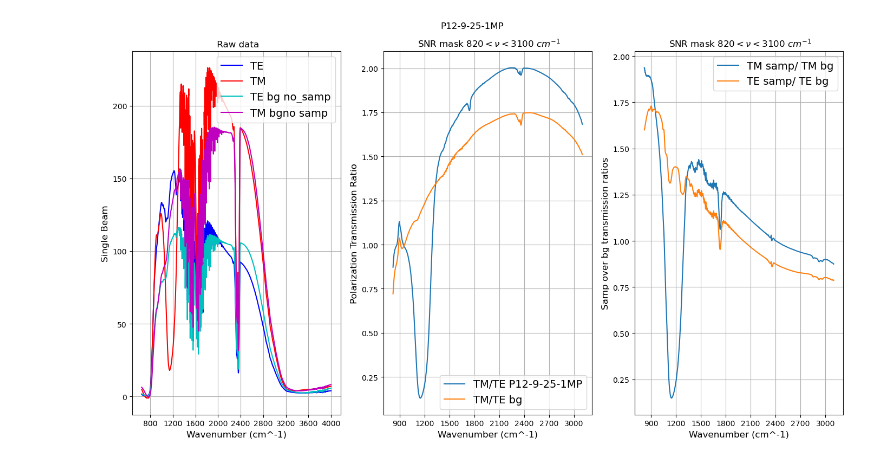
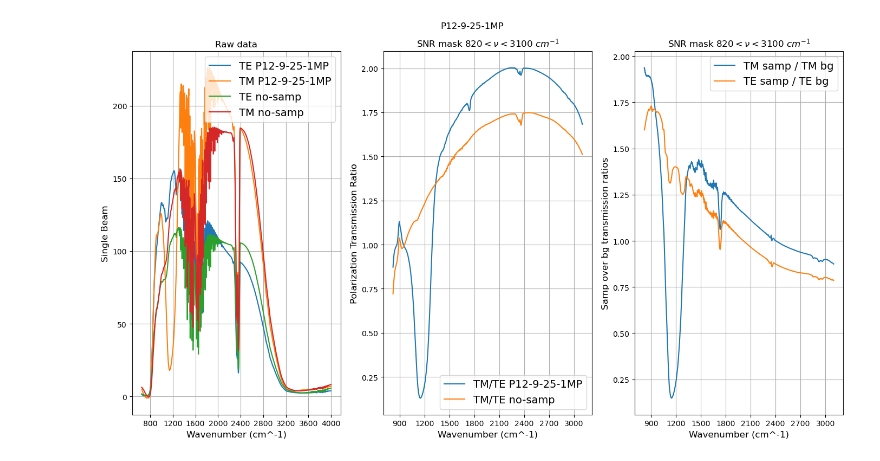
Before and after one commit to sherpsss/FTIR, a Jupyter notebook: 20260203_P12-9-25-1/P12-9-25-1-analysis.ipynb, the cells around one changed output. Cells and saved outputs as stored; diff of their text form; code cells hidden in the pictures.

```diff
--- a/20260203_P12-9-25-1/P12-9-25-1-analysis.ipynb
+++ b/20260203_P12-9-25-1/P12-9-25-1-analysis.ipynb
@@ -29,72 +13,51 @@ bg_dir = base_dir
 # %%
-tm_file = os.path.join(base_dir, sample_name+ '-P0deg' + '.CSV')
-te_file = os.path.join(base_dir, sample_name+ '-P90deg' + '.CSV')
+samp_meas = MultipassMeas(
+    TEfile    = os.path.join(base_dir, sample_name + '-P90deg.CSV'),
+    TMfile    = os.path.join(base_dir, sample_name + '-P0deg.CSV'),
+    name      = sample_name,
+    nuextrema = [numin, numax],
+)
 
-samp_meas = build_MP(te_file,tm_file,sample_name,nuextrema=[numin,numax])
-
-tm_bg_file = os.path.join(bg_dir,'P0deg_' + 'bg_realigned' + '.CSV')
-te_bg_file = os.path.join(bg_dir, 'P90deg_' + 'bg_realigned' + '.CSV')
-
-bg_meas = build_MP(te_bg_file,tm_bg_file,'no_samp',nuextrema=[numin,numax])
+bg_meas = MultipassMeas(
+    TEfile    = os.path.join(bg_dir, 'P90deg_bg_realigned.CSV'),
+    TMfile    = os.path.join(bg_dir, 'P0deg_bg_realigned.CSV'),
+    name      = 'no-samp',
+    nuextrema = [numin, numax],
+)
 # %%
 fig, axs = plt.subplots(1, 3, figsize=(14, 8))
+fig.suptitle(sample_name)
 
-overall_title =sample_name
-fig.suptitle(overall_title)
+axs[0].set_title('Raw data')
+axs[0].set_xlabel('Wavenumber (cm^-1)', fontsize=12)
+axs[0].set_ylabel('Single Beam', fontsize=12)
 
-axs[0].set_xlabel('Wavenumber (cm^-1)',fontsize=12)
-axs[0].set_ylabel("Single Beam",fontsize=12)
-theta_variation_title =' Raw data'
-axs[0].set_title(theta_variation_title)
+snr_title = f'SNR mask {numin}' + r'$ < \nu < $' + f'{numax}' + r' ${cm}^{-1}$'
+axs[1].set_title(snr_title)
+axs[1].set_xlabel('Wavenumber (cm^-1)', fontsize=12)
+axs[1].set_ylabel('Polarization Transmission Ratio', fontsize=12)
 
-fit_plot_title = " SNR mask " + str(numin) + r"$ < \nu < $" + str(numax) + r" ${cm}^{-1}$"
-axs[1].set_title(fit_plot_title)
-axs[1].set_xlabel('Wavenumber (cm^-1)',fontsize=12)
-axs[1].set_ylabel('Polarization Transmission Ratio',fontsize=12)
+axs[2].set_title(snr_title)
+axs[2].set_xlabel('Wavenumber (cm^-1)', fontsize=12)
+axs[2].set_ylabel('Samp over bg transmission ratios', fontsize=12)
 
-fit_plot_title = " SNR mask " + str(numin) + r"$ < \nu < $" + str(numax) + r" ${cm}^{-1}$"
-axs[2].set_title(fit_plot_title)
-axs[2].set_xlabel('Wavenumber (cm^-1)',fontsize=12)
-axs[2].set_ylabel('Samp over bg transmission ratios',fontsize=12)
+for ax in axs:
+    ax.grid()
+    ax.xaxis.set_major_locator(MaxNLocator(integer=True))
 
-axs[0].grid()
-axs[0].xaxis.set_major_locator(MaxNLocator(integer=True))
-axs[1].grid()
-axs[1].xaxis.set_major_locator(MaxNLocator(integer=True))
-axs[2].grid()
-axs[2].xaxis.set_major_locator(MaxNLocator(integer=True))
+samp_meas.plot_single_beam(axs[0])
+bg_meas.plot_single_beam(axs[0])
 
-axs[0].plot(samp_meas.TE_wavenum, samp_meas.TE_single_beam, label= 'TE',
-                        color='blue')
-axs[0].plot(samp_meas.TM_wavenum , samp_meas.TM_single_beam , label= 'TM',
-                        color='red')
+samp_meas.plot_ratio(axs[1])
+bg_meas.plot_ratio(axs[1])
 
-axs[0].plot(bg_meas.TE_wavenum, bg_meas.TE_single_beam, label= 'TE bg ' + 'no_samp',
-                        color='c')
-axs[0].plot(bg_meas.TM_wavenum , bg_meas.TM_single_beam , label='TM bg' + 'no samp',
-                        color='m')
+axs[2].plot(samp_meas.TM_wavenum_masked, samp_meas.TM_masked / bg_meas.TM_masked, label='TM samp / TM bg')
+axs[2].plot(samp_meas.TE_wavenum_masked, samp_meas.TE_masked / bg_meas.TE_masked, label='TE samp / TE bg')
 
-
-axs[1].plot(samp_meas.TM_wavenum_masked, samp_meas.TM_masked / samp_meas.TE_masked,
-            label='TM/TE ' + sample_name)
-axs[1].plot(bg_meas.TM_wavenum_masked, bg_meas.TM_masked / bg_meas.TE_masked,
-            label='TM/TE ' + 'bg')
-
-axs[2].plot(samp_meas.TM_wavenum_masked, samp_meas.TM_masked / bg_meas.TM_masked,
-            label='TM samp/ TM bg')
-axs[2].plot(samp_meas.TE_wavenum_masked, samp_meas.TE_masked / bg_meas.TE_masked,
-            label='TE samp/ TE bg')
-
-plt.figure(fig)
-axs[0].legend()
-axs[0].legend(prop={"size":14})
-axs[1].legend()
-axs[1].legend(prop={"size":14})
-axs[2].legend()
-axs[2].legend(prop={"size":14})
+for ax in axs:
+    ax.legend(prop={'size': 14})
 plt.tight_layout()
-save_title = os.path.join(base_dir, sample_name + 'raw scans and ratios' + '.svg')
-plt.savefig(save_title)
+plt.savefig(os.path.join(base_dir, sample_name + '_raw_scans_and_ratios.svg'))
 # %% [output]
-[figure, old version]
+[figure, new version]
 # %%
```
Also changed, not shown: parts of 4 cells of this notebook, 2 other files.
